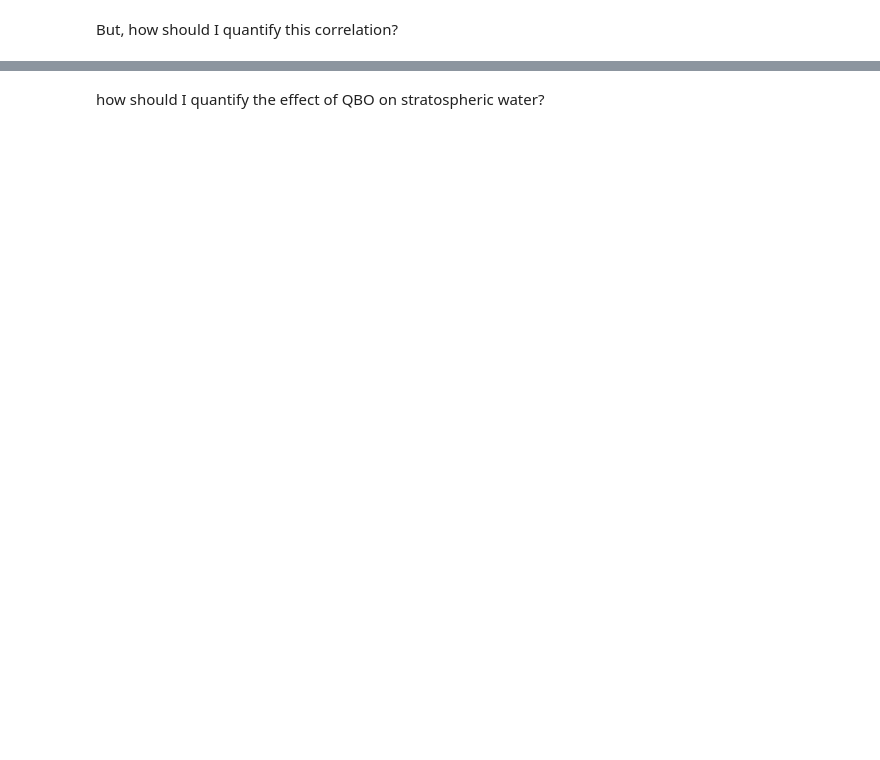
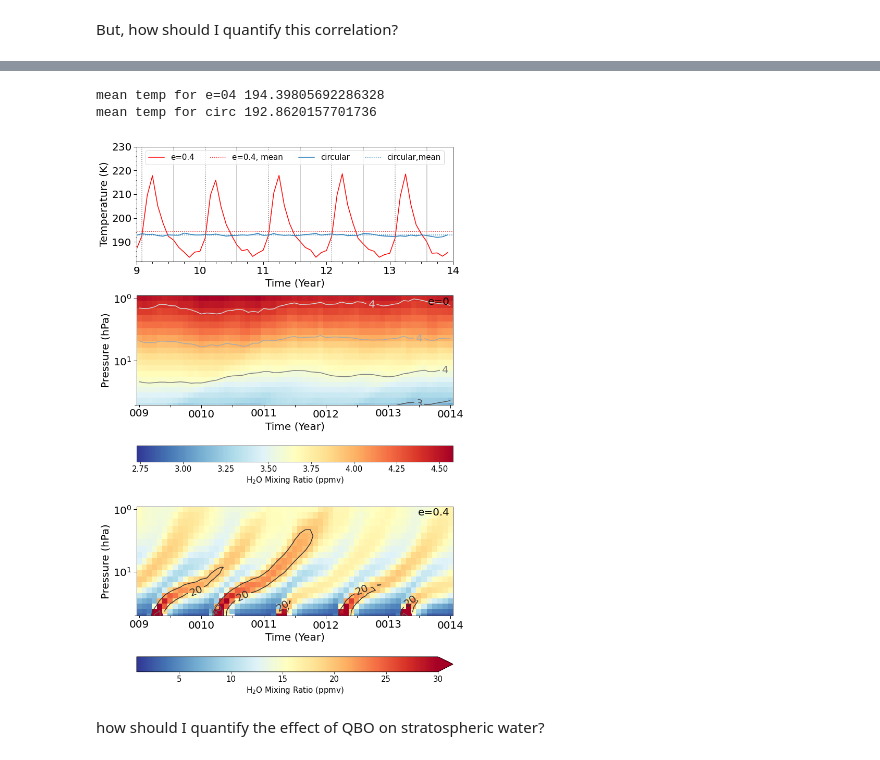
Before and after one commit to pybl1994/analysis_code, a Jupyter notebook: MixingRatios&WaterProcesses.ipynb, the cells around one changed output, grey strips where cells are left out. Saved outputs shown, nothing was run; the diff lists cells and outputs as text; code cells hidden in the pictures; blank space fills up the shorter version.

```diff
--- a/MixingRatios&WaterProcesses.ipynb
+++ b/MixingRatios&WaterProcesses.ipynb
@@ -2909,25 +2799,25 @@ print('note this is not fully correct because tropopause altitude increases with
 # %%
-TTPT_e01_annual=[]
+# TTPT_e01_annual=[]
 
-TTPT_e04_annual=[]
+# TTPT_e04_annual=[]
 
-#for i in range(9):
-   # TTPT_e01_annual.append(np.mean(TTPT_e01[i*12:(i+1)*12]))
+# #for i in range(9):
+#    # TTPT_e01_annual.append(np.mean(TTPT_e01[i*12:(i+1)*12]))
 
-for i in range(14):
-    TTPT_e04_annual.append(np.mean(TTPT_e04[i*12:(i+1)*12]))
+# for i in range(14):
+#     TTPT_e04_annual.append(np.mean(TTPT_e04[i*12:(i+1)*12]))
 
 
-#plt.plot(TTPT_e01_annual,label='TTPT_e01')
+# #plt.plot(TTPT_e01_annual,label='TTPT_e01')
 
-plt.plot(TTPT_e04_annual,label='TTPT_e04')
+# plt.plot(TTPT_e04_annual,label='TTPT_e04')
 
-plt.xticks(range(0,14),labels=['1','2','3','4','5','6','7','8','9','10','11','12','13','14'])
+# plt.xticks(range(0,14),labels=['1','2','3','4','5','6','7','8','9','10','11','12','13','14'])
 
-plt.legend()
+# plt.legend()
 
-plt.title('Annual Mean Tropical Tropopause Temperature')
-print("As the tropopause altitude increases each year for e04 case, and tropical tropopause is different from the global,"
-      +"so I take the 14 years time average"+
-      " of vertical temperature and find the mean pressure level of tropopause")
+# plt.title('Annual Mean Tropical Tropopause Temperature')
+# print("As the tropopause altitude increases each year for e04 case, and tropical tropopause is different from the global,"
+#       +"so I take the 14 years time average"+
+#       " of vertical temperature and find the mean pressure level of tropopause")
 # %%
@@ -3200,6 +3107,9 @@ ax1 = plt.subplot(gs[0, :]) # row 0, span all columns
 plt.tight_layout()
 
 plt.plot(range(96-4,156-4),TTT_e4[96-4:156-4],label='e=0.4',color='r')
+
+plt.plot(range(96-4,156-4),TS_obl0_circ[1][96-4:156-4].weighted,label='e=0.4',color='r')
+
 
 plt.axhline(np.mean(TTT_e4[96-4:156-4]),label='e=0.4, mean',linestyle='dotted',color='r',xmin=0,xmax=10*12)
 
@@ -3312,33 +3222,37 @@ ax.set_xticklabels(labels,minor=True)
 # ax.tick_params('both', which='both',labelsize=20)
 
 ax.tick_params(axis='both',labelsize=20, which='minor',width=1,length=4)
 
 ax.tick_params(axis='both',labelsize=20, which='major',width=1,length=6)
 
 ax.set_xlabel('Time (Year)',fontsize=20)
 
 ax.set_ylabel("Pressure (hPa)",fontsize=20)
 
 # ax.tick_params('both', labelsize=20)
 
 fg2.colorbar.ax.tick_params(labelsize=15)
 
 divider = make_axes_locatable(ax)
 
 divider.new_vertical(size='3%', pad=0.3, pack_start = True)
 
 fg2.colorbar.set_label(label="$\mathregular{H_2O}$ Mixing Ratio (ppmv)", size=15)
 
 plt.text(.99, .99, 'e=0.4', ha='right', va='top', transform=ax.transAxes,fontsize=20)
 
 ax.set_ylim([51,0.9])
 ax.set_yticks([51, 10, 1], [51, 10, 1])
 
 plt.tight_layout()
 plt.plot()
 
 plt.savefig("TTT_WVMR.png",dpi=400,bbox_inches="tight")
 # #plt.title('Monthly Mean Tropical Tropopause Temperature')
+# %% [output]
+mean temp for e=04 194.39805692286328
+mean temp for circ 192.8620157701736
+[figure, added]
 # %%
 print('mean temp for e=04',np.min(TTT_e4[96-4:156-4]))
 # %%
```
Also changed, not shown: parts of 61 cells of this notebook.
